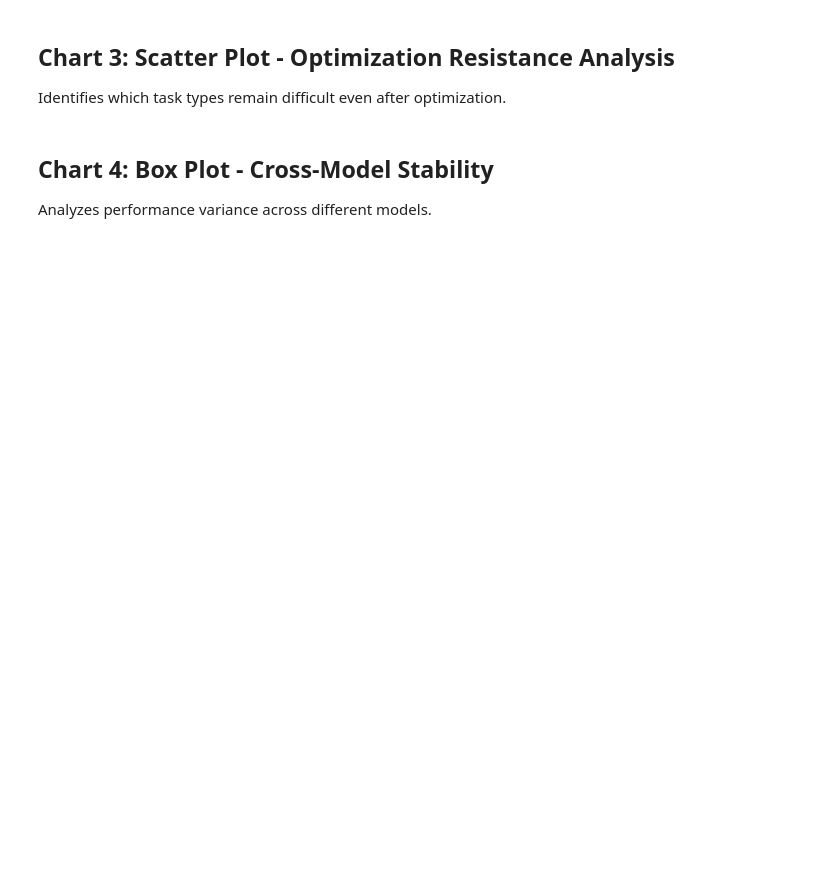
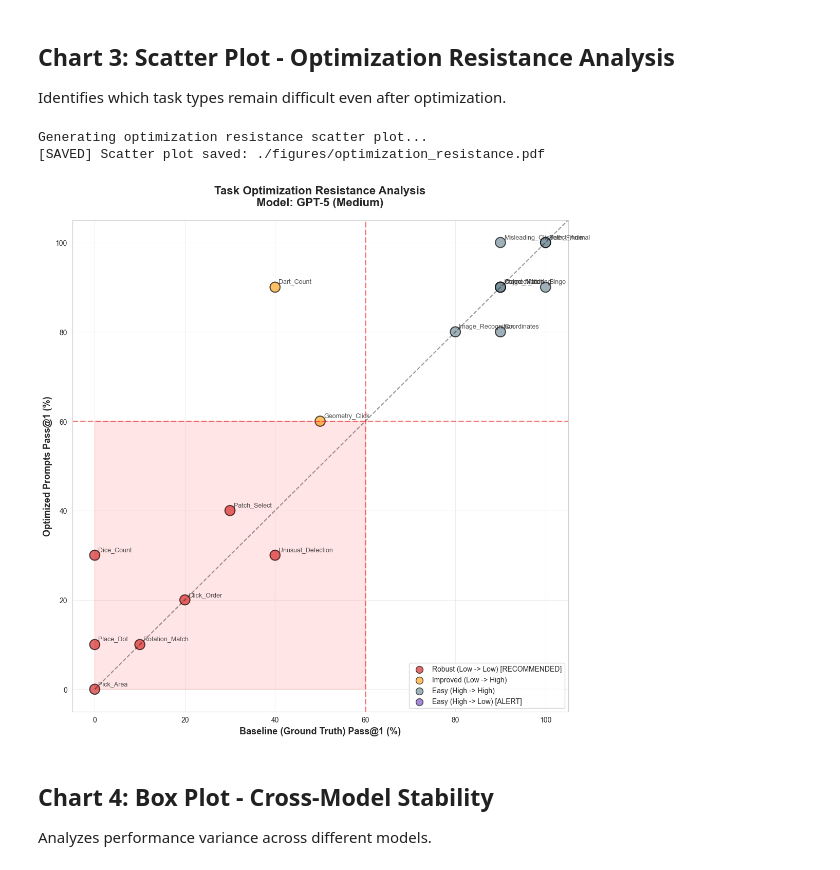
Before and after one commit to Wankunyu/Captcha, a Jupyter notebook: plot.ipynb, the cells around one changed output. Saved outputs shown, nothing was run; the diff lists cells and outputs as text; code cells hidden in the pictures; blank space fills up the shorter version.

```diff
--- a/plot.ipynb
+++ b/plot.ipynb
@@ -131,19 +251,23 @@ else:
 Identifies which task types remain difficult even after optimization.
 # %%
 # Chart 3: Scatter Plot - Optimization Resistance Analysis
-
+SELECTED_MODEL = "openai/gpt-5"  # Set to None to include all models
 if not viz.data.empty and 'exp1' in viz.data['experiment'].values and 'exp2' in viz.data['experiment'].values:
     print("\nGenerating optimization resistance scatter plot...")
     fig = viz.plot_optimization_resistance(
         base_exp='exp1',
         opt_exp='exp2',
-        model_filter="openai/gpt-5-chat-latest",  # Change to your target model
-        figsize=(11, 11),
+        model_filter=SELECTED_MODEL,
+        figsize=FIGURE_SIZE_SCATTER,
         save_path="./figures/optimization_resistance.pdf"
     )
     plt.show()
 else:
     print("[WARNING] Requires both Exp1 and Exp2 data, skipping scatter plot")
+# %% [output]
+Generating optimization resistance scatter plot...
+[SAVED] Scatter plot saved: ./figures/optimization_resistance.pdf
+[figure, added]
 # %% [markdown]
 ## Chart 4: Box Plot - Cross-Model Stability
 Analyzes performance variance across different models.
```
Also changed, not shown: parts of 11 cells of this notebook, 1 other file.
